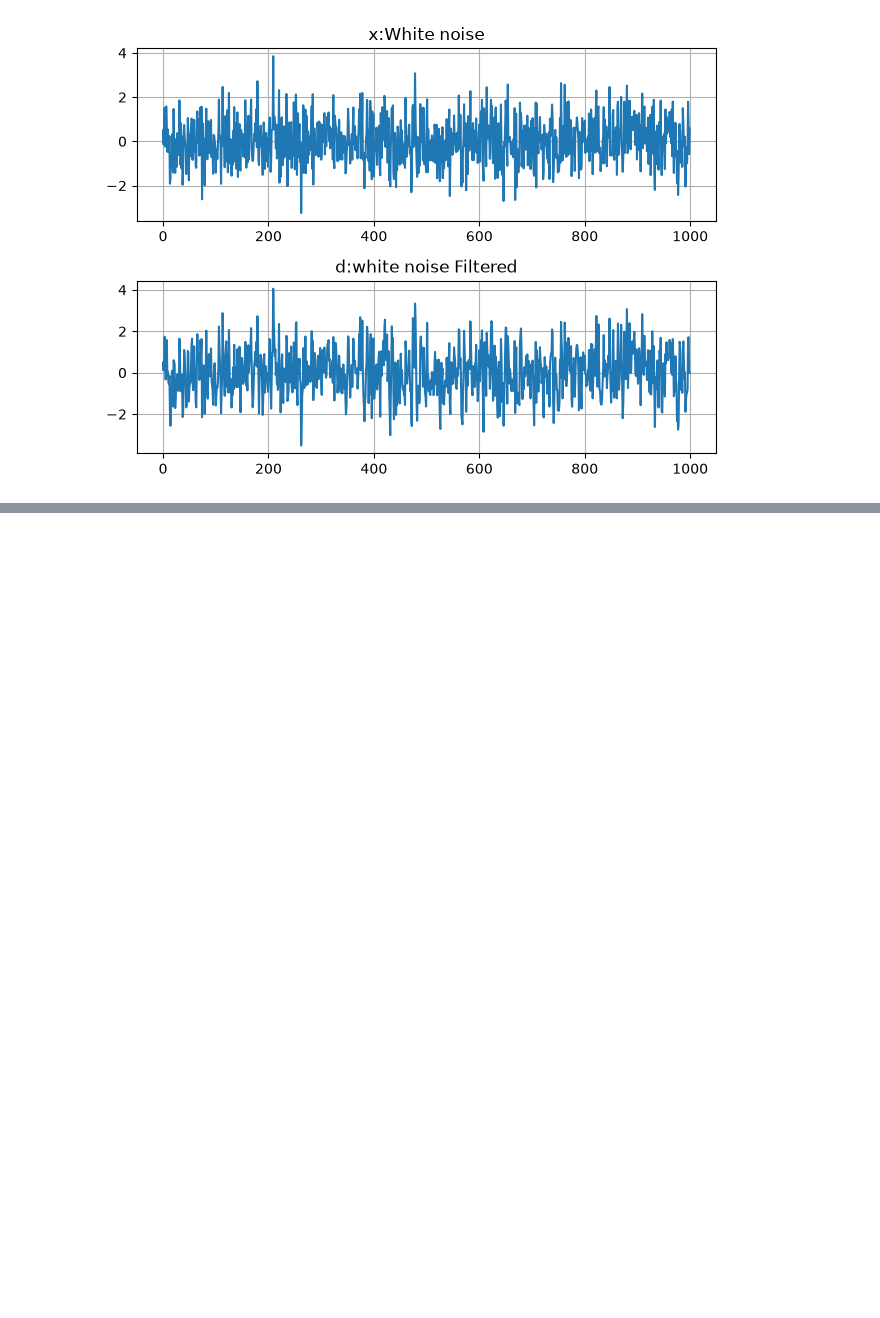
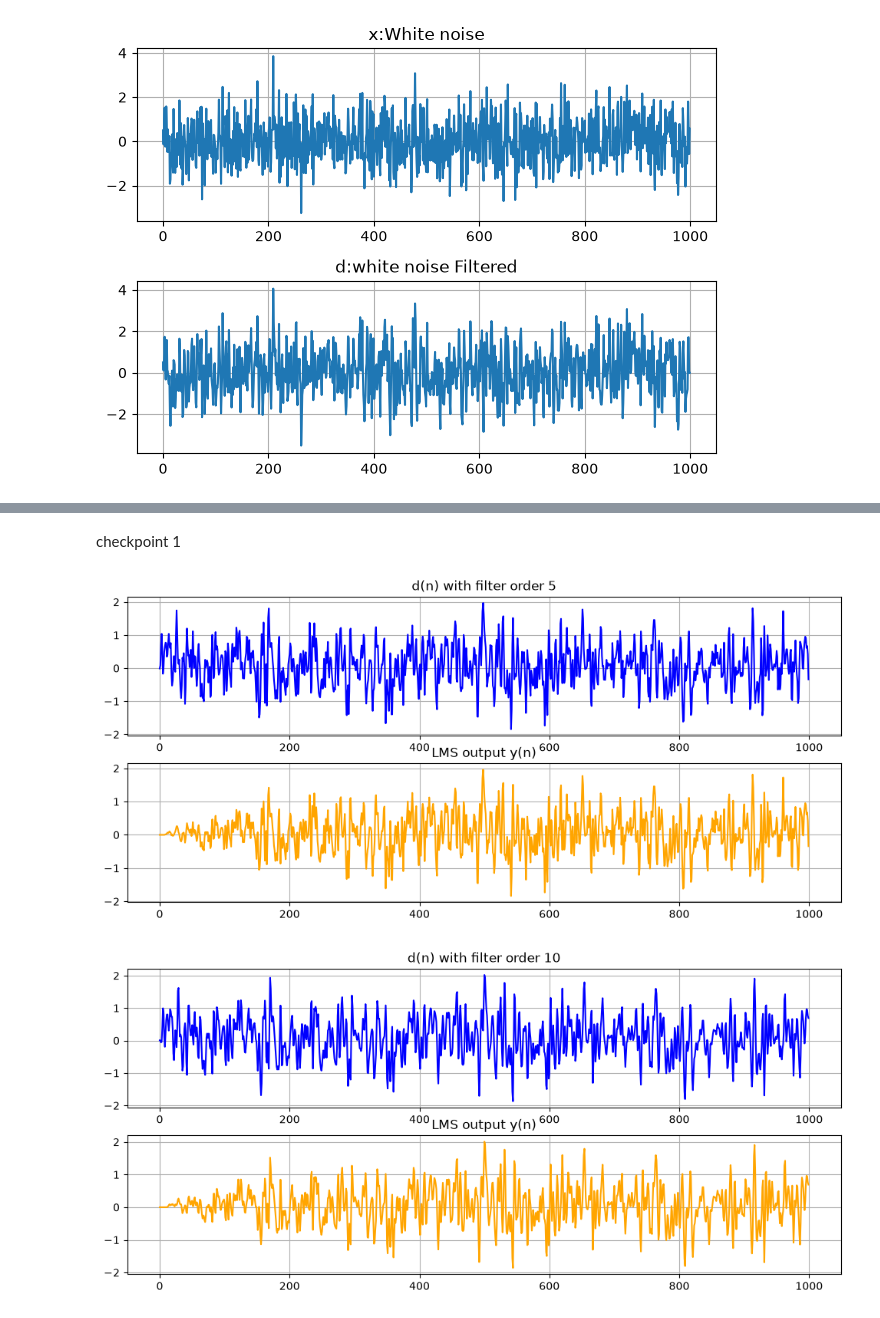
Before and after one commit to fadi0649/signal-avanc-, a Jupyter notebook: TP2/TPSA_LMS_Boutayeb_Mikoungui.ipynb, the cells around one changed output, grey strips where cells are left out. Drawn from its saved outputs; the diff is of its cells as text; code cells hidden in the pictures; blank space fills up the shorter version.

```diff
--- a/TP2/TPSA_LMS_Boutayeb_Mikoungui.ipynb
+++ b/TP2/TPSA_LMS_Boutayeb_Mikoungui.ipynb
@@ -105,0 +102,49 @@ Estimated coefficients: [ 0.99994543  0.49996783  0.09999077 -0.19998205]
+# %% [markdown]
+ checkpoint 1
+# %%
+#ToDo5:
+from scipy.signal import firwin
+
+f=0.5
+fs=10
+P=[5,10,20]
+mu=[0.01,0.1,0.5]
+white_noise = np.random.randn(N)
+N=1000
+
+#impact of the filter order
+for p in P:
+    b = firwin(p+1,f)
+    d = lfilter(b,[1],white_noise)
+
+    y,e,w =algoLMS(white_noise,d,p+1,0.01)
+
+    plt.figure(figsize=(12, 8))
+
+    plt.subplot(3, 1, 1)
+    plt.plot(d, label='d(n)', color='blue')
+    plt.title(f'd(n) with filter order {p}')
+    plt.grid()
+
+    plt.subplot(3, 1, 2)
+    plt.plot(y, label='y(n)', color='orange')
+    plt.title('LMS output y(n)')
+    plt.grid()
+
+#we fix P=5
+
+p = 5
+b = firwin(p + 1, f)
+d = lfilter(b, [1], white_noise)
+
+for m in mu:
+    y,e,w = algoLMS(white_noise, d, p + 1, m)
+
+    plt.subplot(3, 1,3)
+    plt.plot(e)
+    plt.title(f'Error e(n) with mu = {m}')
+    plt.grid()
+plt.show()
+# %% [output]
+[figure, added]
+[figure, added]
```
Also changed, not shown: parts of 5 cells of this notebook.
